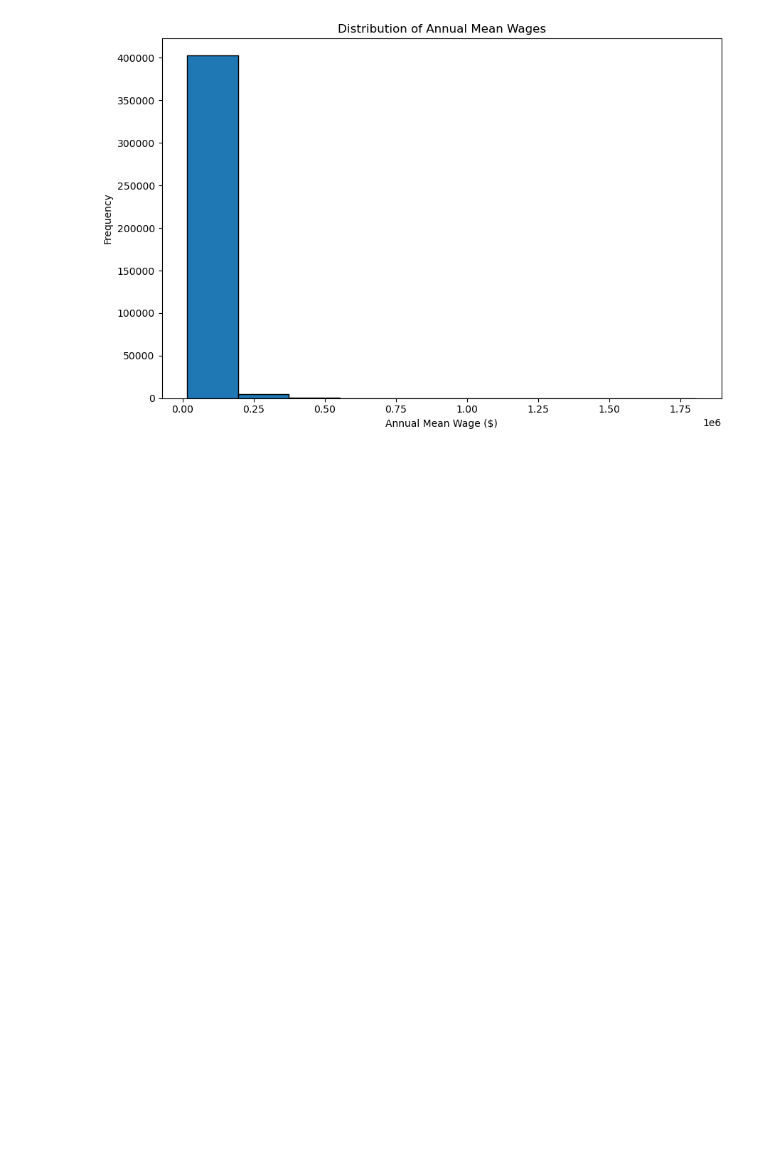
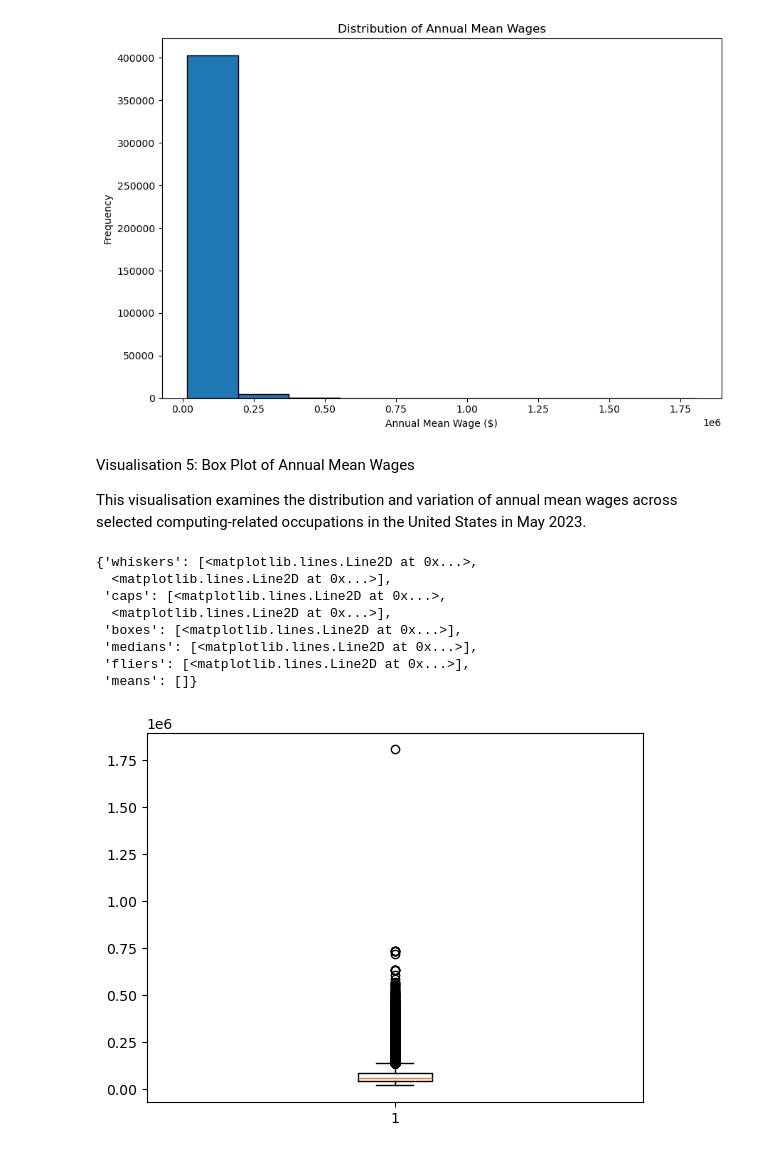
Before and after one commit to Hamza912141/data-visualization-ca1-, a Jupyter notebook: data vis-checkpoint.ipynb, the cells around one changed output. Saved outputs shown, nothing was run; the diff lists cells and outputs as text; code cells hidden in the pictures; blank space fills up the shorter version.

```diff
--- a/data vis-checkpoint.ipynb
+++ b/data vis-checkpoint.ipynb
@@ -195,3 +222,19 @@ plt.tight_layout()
 plt.show()
 # %% [output]
 [figure]
+# %% [markdown]
+Visualisation 5: Box Plot of Annual Mean Wages
+
+This visualisation examines the distribution and variation of annual mean wages across selected computing-related occupations in the United States in May 2023.
+# %%
+plt.boxplot(wages)
+# %% [output]
+{'whiskers': [<matplotlib.lines.Line2D at 0x...>,
+  <matplotlib.lines.Line2D at 0x...>],
+ 'caps': [<matplotlib.lines.Line2D at 0x...>,
+  <matplotlib.lines.Line2D at 0x...>],
+ 'boxes': [<matplotlib.lines.Line2D at 0x...>],
+ 'medians': [<matplotlib.lines.Line2D at 0x...>],
+ 'fliers': [<matplotlib.lines.Line2D at 0x...>],
+ 'means': []}
+[figure, added]
```
Also changed, not shown: parts of 11 cells of this notebook.
